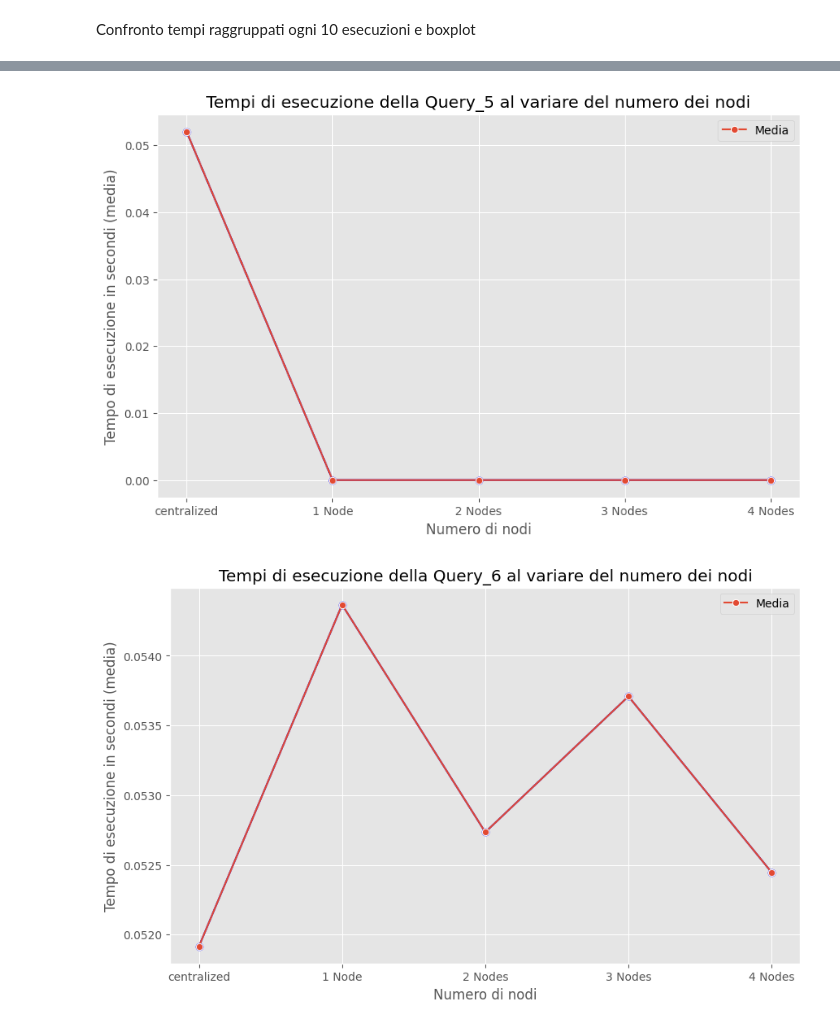
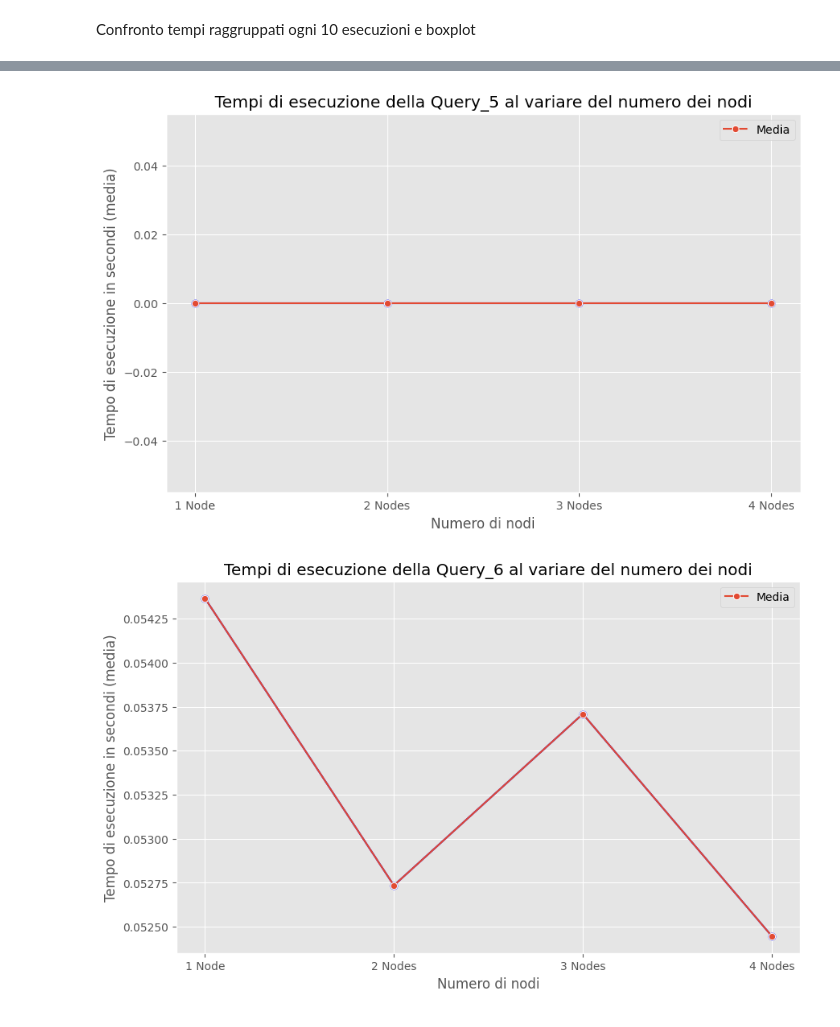
Before and after one commit to TommasoFerrario18/GraphDB, a Jupyter notebook: code/visualization.ipynb, the cells around one changed output, grey strips where cells are left out. Saved outputs shown, nothing was run; the diff lists cells and outputs as text; code cells hidden in the pictures.

```diff
--- a/code/visualization.ipynb
+++ b/code/visualization.ipynb
@@ -611,7 +611,7 @@ queries = ["Query_2", "Query_3", "Query_8", "Query_9", "Query_10"]
 
 for col in query_nodes_cent.columns:
     tmp = pd.DataFrame()
-    tmp["centralized"] = query_nodes_cent[col]
+    # tmp["centralized"] = query_nodes_cent[col]
     tmp["1 Node"] = query_nodes_1[col]
     tmp["2 Nodes"] = query_nodes_2[col]
     tmp["3 Nodes"] = query_nodes_3[col]
@@ -647,2 +647,2 @@ for col in query_nodes_cent.columns:
-[figure, old version]
+[figure, new version]
-[figure, old version]
+[figure, new version]
```
Also changed, not shown: parts of 3 cells of this notebook, 3 other files.
